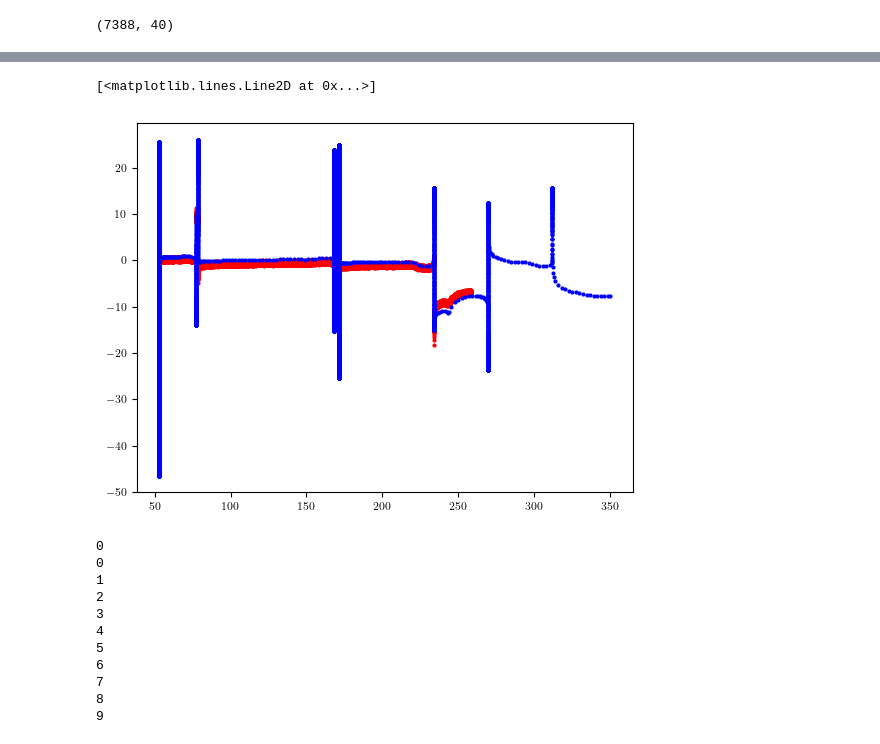
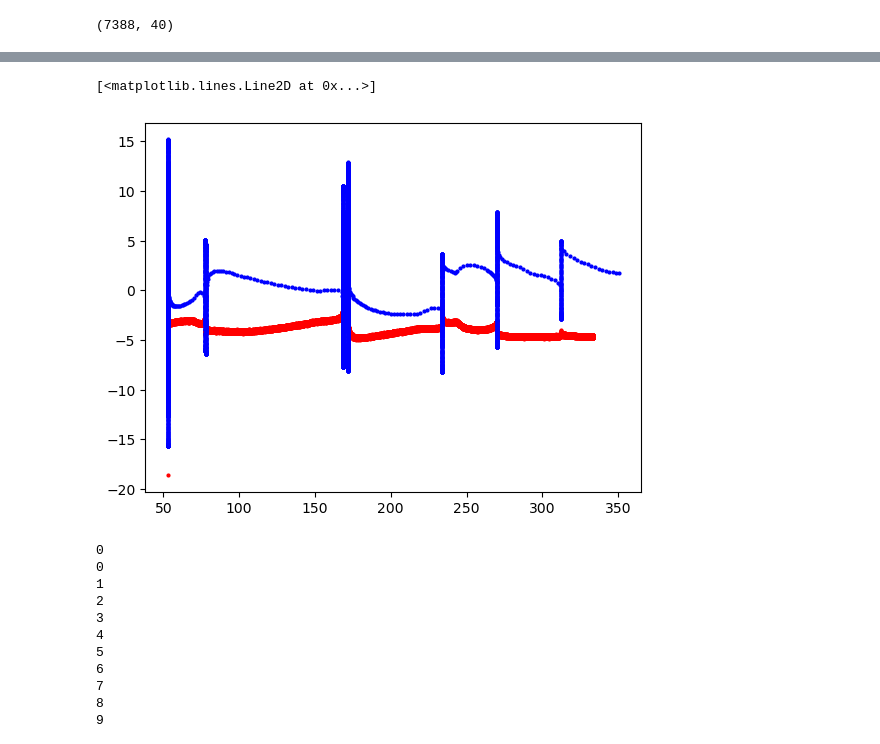
Before and after one commit to hojjatks/ROM_EnKF_earthquakecycle, a Jupyter notebook: Codes/earthquake/test_EnKF.ipynb, the cells around one changed output, grey strips where cells are left out. Cells and saved outputs as stored; diff of their text form; code cells hidden in the pictures.

```diff
--- a/Codes/earthquake/test_EnKF.ipynb
+++ b/Codes/earthquake/test_EnKF.ipynb
@@ -478,7 +478,7 @@ Nt=5     # it is recorded every Nt time stes
 N_m_v=20 # number of modes that they have considered
 N_m_theta=20 # number of modes that they have considered
 coeff=1 # How the inital conditions are from the chaotic attractor
-number=101 # Which one do you want to load
+number=103 # Which one do you want to load
 N_m_load=30
 X_full=np.empty((1,N_m_load*2))
 L=240e3
@@ -547,6 +547,6 @@ Text(0.5, 1.0, 'Low resolution data vs high resolution')
 # %%
 # make uniform time steps with dt strating from t_0
-N_data=300000 # this was 5000 for SSEs and it took a long time.
+N_data=410000 # this was 5000 for SSEs and it took a long time.
 
 time_uniform=np.linspace(t_0,t_0+N_data*dt,N_data)
 time_uniform.shape
@@ -564,14 +564,14 @@ else:
 y_obs=y_obs.T
 # %%
 # Checking interpolation
-index_component_to_show=7
+index_component_to_show=19
 plt.plot(time_uniform/24/3600/365,y_obs[index_component_to_show,:],label='Obs Uniform',color='r',linestyle='None',marker='o',markersize=2)
 # plot with no line only with marker:
 plt.plot(time_nonuniform/24/3600/365,A_filtered[:,index_component_to_show],label='Non-uniform',color='b',linestyle='None',marker='o',markersize=2)
 # plt.xlim([150,180])
 # %% [output]
 [<matplotlib.lines.Line2D at 0x...>]
-[figure, old version]
+[figure, new version]
 # %%
 H=np.append(np.eye(N_m_v,N_m_v),np.zeros((N_m_v,N_m_theta)),axis=1)
 # %%
```
Also changed, not shown: parts of 7 cells of this notebook, 1 other file.
